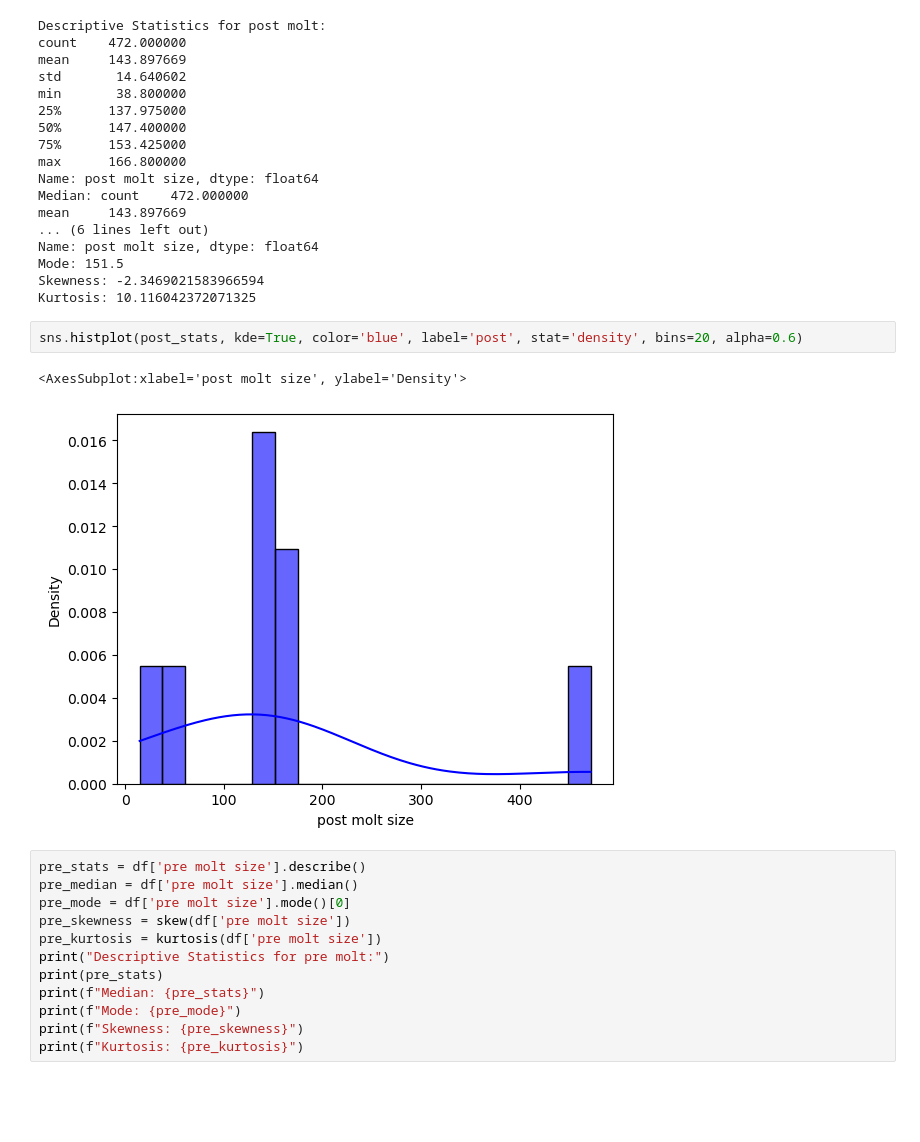
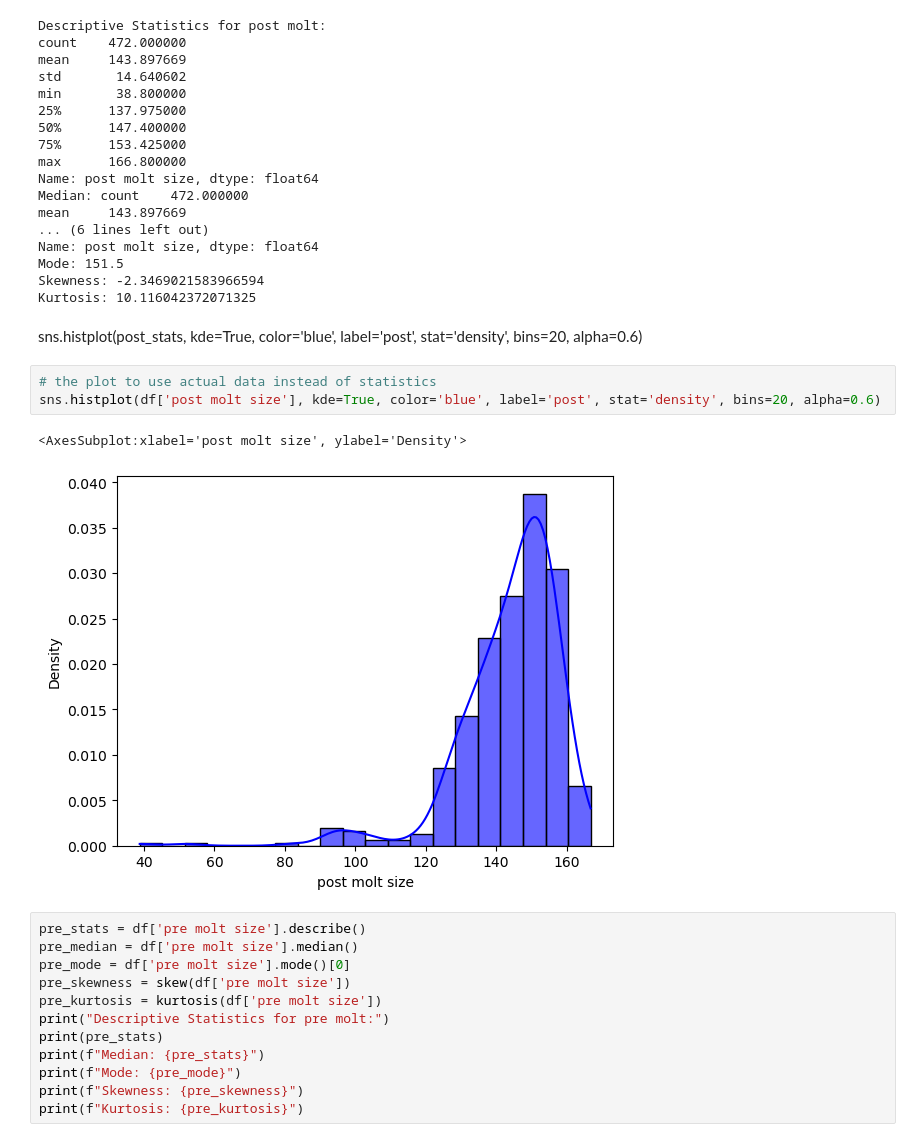
Before and after one commit to iamshreyash/advstats_Crab_molt_data, a Jupyter notebook: Crab_molt_proj1.ipynb, the cells around one changed output. Cells and saved outputs as stored; diff of their text form; blank space fills up the shorter version.

```diff
--- a/Crab_molt_proj1.ipynb
+++ b/Crab_molt_proj1.ipynb
@@ -65,11 +65,14 @@ Name: post molt size, dtype: float64
 Mode: 151.5
 Skewness: -2.3469021583966594
 Kurtosis: 10.116042372071325
-# %%
-sns.histplot(post_stats, kde=True, color='blue', label='post', stat='density', bins=20, alpha=0.6)
-# %% [output]
-<AxesSubplot:xlabel='post molt size', ylabel='Density'>
-[figure, removed]
+# %% [markdown]
+sns.histplot(post_stats, kde=True, color='blue', label='post', stat='density', bins=20, alpha=0.6)
+# %%
+# the plot to use actual data instead of statistics
+sns.histplot(df['post molt size'], kde=True, color='blue', label='post', stat='density', bins=20, alpha=0.6)
+# %% [output]
+<AxesSubplot:xlabel='post molt size', ylabel='Density'>
+[figure, added]
 # %%
 pre_stats = df['pre molt size'].describe()
 pre_median = df['pre molt size'].median()
```
Also changed, not shown: parts of 6 cells of this notebook.
